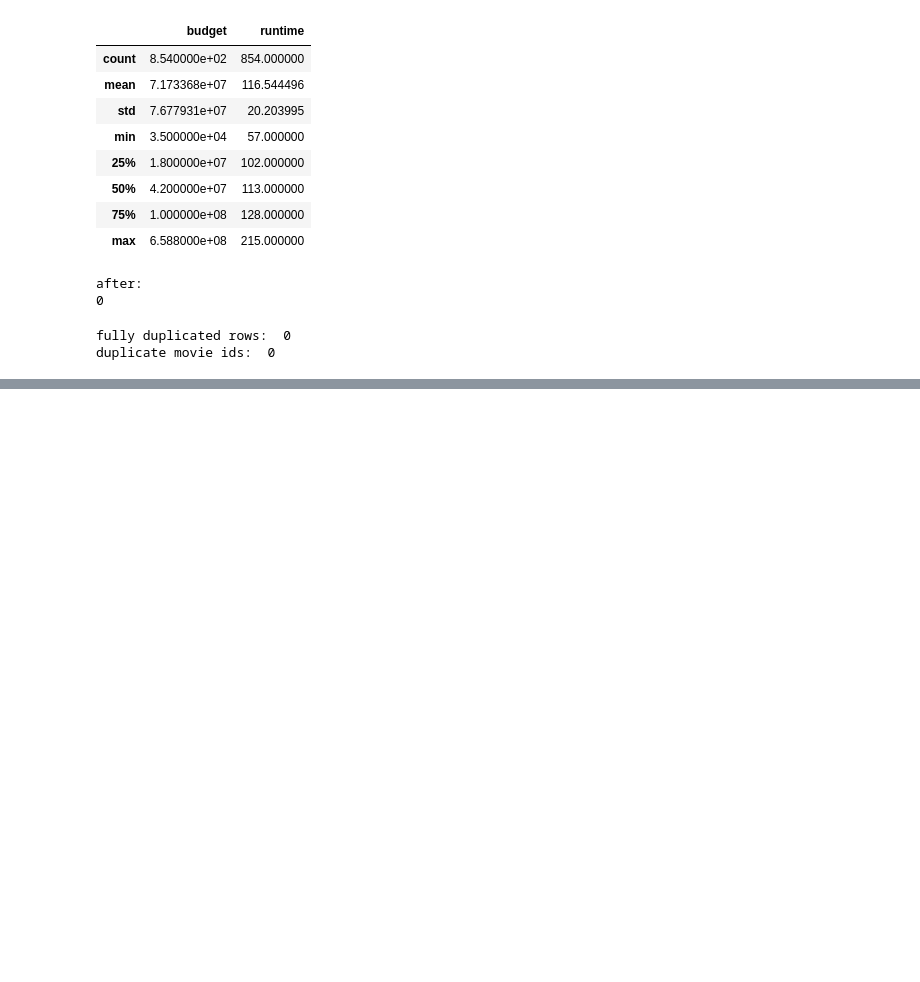
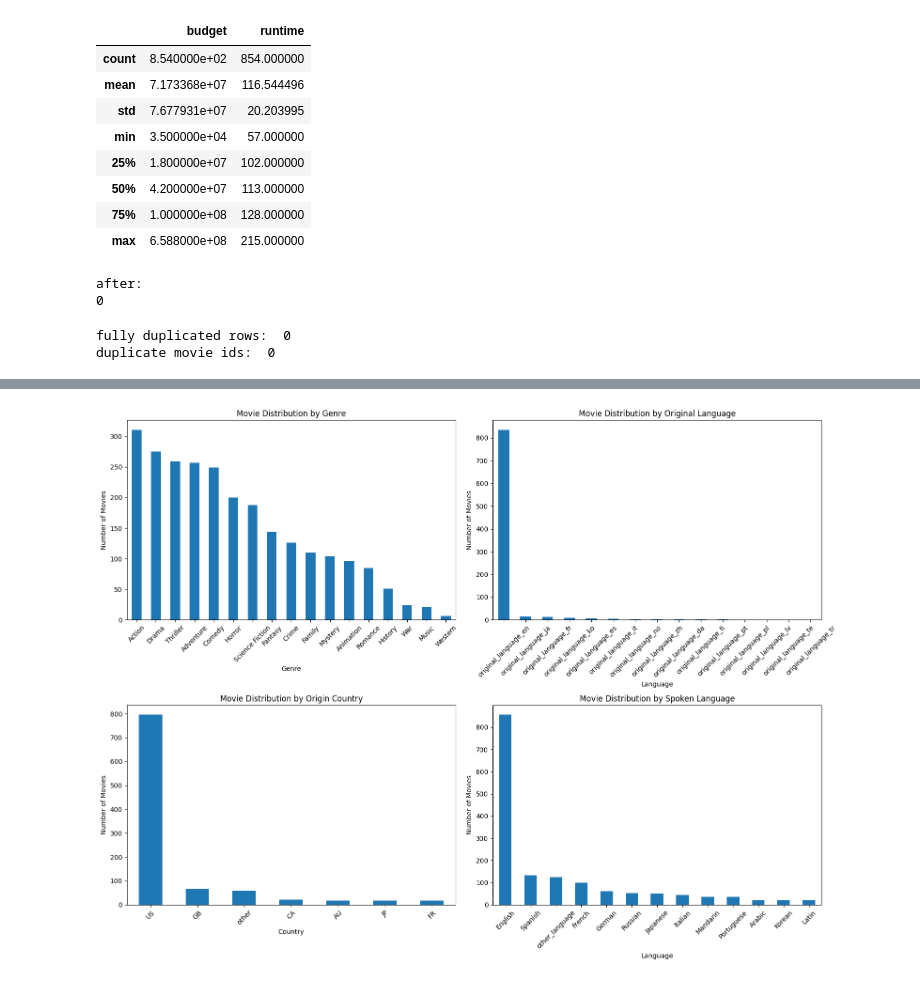
Before and after one commit to ZainabSultan2005/MLmodels, a Jupyter notebook: Copy_of_PAI_Project.ipynb, the cells around one changed output, grey strips where cells are left out. Saved outputs shown, nothing was run; the diff lists cells and outputs as text; code cells hidden in the pictures; blank space fills up the shorter version.

```diff
--- a/Copy_of_PAI_Project.ipynb
+++ b/Copy_of_PAI_Project.ipynb
@@ -582,0 +852,6 @@ encoder = OneHotEncoder()
+# %%
+#we can extract "release_year" and "release_month" from the release_date
+dataCopy["release_year"] = pd.to_datetime(dataCopy["release_date"]).dt.year
+dataCopy["release_month"] = pd.to_datetime(dataCopy["release_date"]).dt.month
+
+dataCopy[["release_date", "release_year", "release_month"]].head()
@@ -582,0 +1093,68 @@ encoder = OneHotEncoder()
+# %%
+import matplotlib.pyplot as plt
+
+# genre columns
+genre_columns = [
+    "Action", "Adventure", "Animation", "Comedy", "Crime",
+    "Drama", "Family", "Fantasy", "History", "Horror",
+    "Music", "Mystery", "Romance", "Science Fiction",
+    "Thriller", "War", "Western"
+]
+
+# original language columns
+original_language_columns = [
+    col for col in dataCopy.columns
+    if col.startswith("original_language_")
+]
+
+# origin country columns
+origin_country_columns = [
+    "US", "GB", "CA", "AU", "JP", "FR", "other"
+]
+
+# spoken language columns
+spoken_language_columns = [
+    "English", "Spanish", "French", "German", "Russian",
+    "Japanese", "Italian", "Mandarin", "Portuguese",
+    "Arabic", "Korean", "Latin", "other_language"
+]
+
+
+plt.figure(figsize=(16, 12))
+
+# genre distribution
+plt.subplot(2, 2, 1)
+dataCopy[genre_columns].sum().sort_values(ascending=False).plot(kind="bar")
+plt.title("Movie Distribution by Genre")
+plt.xlabel("Genre")
+plt.ylabel("Number of Movies")
+plt.xticks(rotation=45)
+
+# original language distribution
+plt.subplot(2, 2, 2)
+dataCopy[original_language_columns].sum().sort_values(ascending=False).plot(kind="bar")
+plt.title("Movie Distribution by Original Language")
+plt.xlabel("Language")
+plt.ylabel("Number of Movies")
+plt.xticks(rotation=45)
+
+# origin country distribution
+plt.subplot(2, 2, 3)
+dataCopy[origin_country_columns].sum().sort_values(ascending=False).plot(kind="bar")
+plt.title("Movie Distribution by Origin Country")
+plt.xlabel("Country")
+plt.ylabel("Number of Movies")
+plt.xticks(rotation=45)
+
+# spoken language distribution
+plt.subplot(2, 2, 4)
+dataCopy[spoken_language_columns].sum().sort_values(ascending=False).plot(kind="bar")
+plt.title("Movie Distribution by Spoken Language")
+plt.xlabel("Language")
+plt.ylabel("Number of Movies")
+plt.xticks(rotation=45)
+
+plt.tight_layout()
+plt.show()
+# %% [output]
+[figure, added]
```
Also changed, not shown: parts of 68 cells of this notebook.
